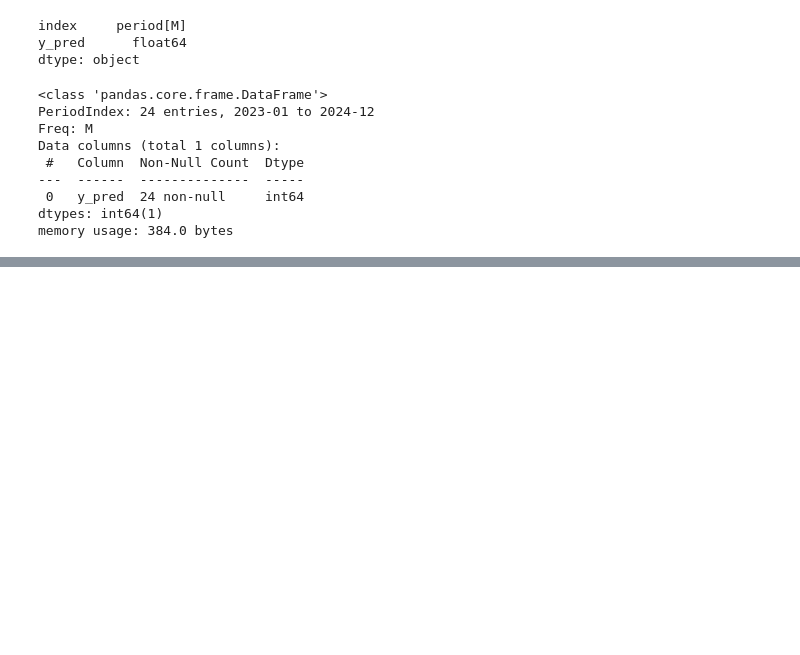
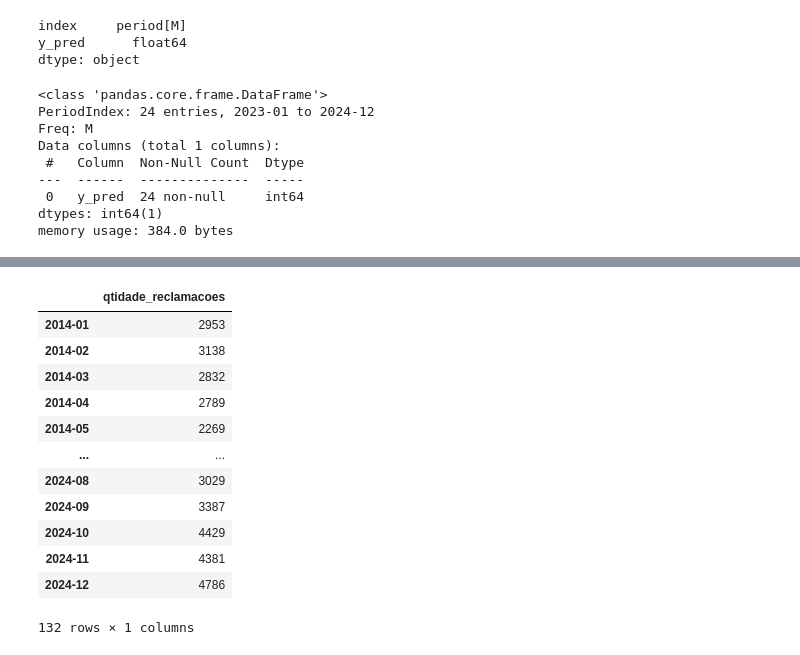
Before and after one commit to LerinaMM/satisfacao_consumidor_aneel, a Jupyter notebook: ANEEL_NOVA_1.ipynb, the cells around one changed output, grey strips where cells are left out. Saved outputs shown, nothing was run; the diff lists cells and outputs as text; code cells hidden in the pictures; blank space fills up the shorter version.

```diff
--- a/ANEEL_NOVA_1.ipynb
+++ b/ANEEL_NOVA_1.ipynb
@@ -1025,0 +1065,16 @@ Transformation Pipeline and Model Successfully Saved
+# %%
+tabelas_concatenadas
+# %% [output]
+|  | qtidade_reclamacoes |
+| 2014-01 | 2953 |
+| 2014-02 | 3138 |
+| 2014-03 | 2832 |
+| 2014-04 | 2789 |
+| 2014-05 | 2269 |
+| ... | ... |
+| 2024-08 | 3029 |
+| 2024-09 | 3387 |
+| 2024-10 | 4429 |
+| 2024-11 | 4381 |
+| 2024-12 | 4786 |
+132 rows × 1 columns
```
Also changed, not shown: parts of 27 cells of this notebook.
